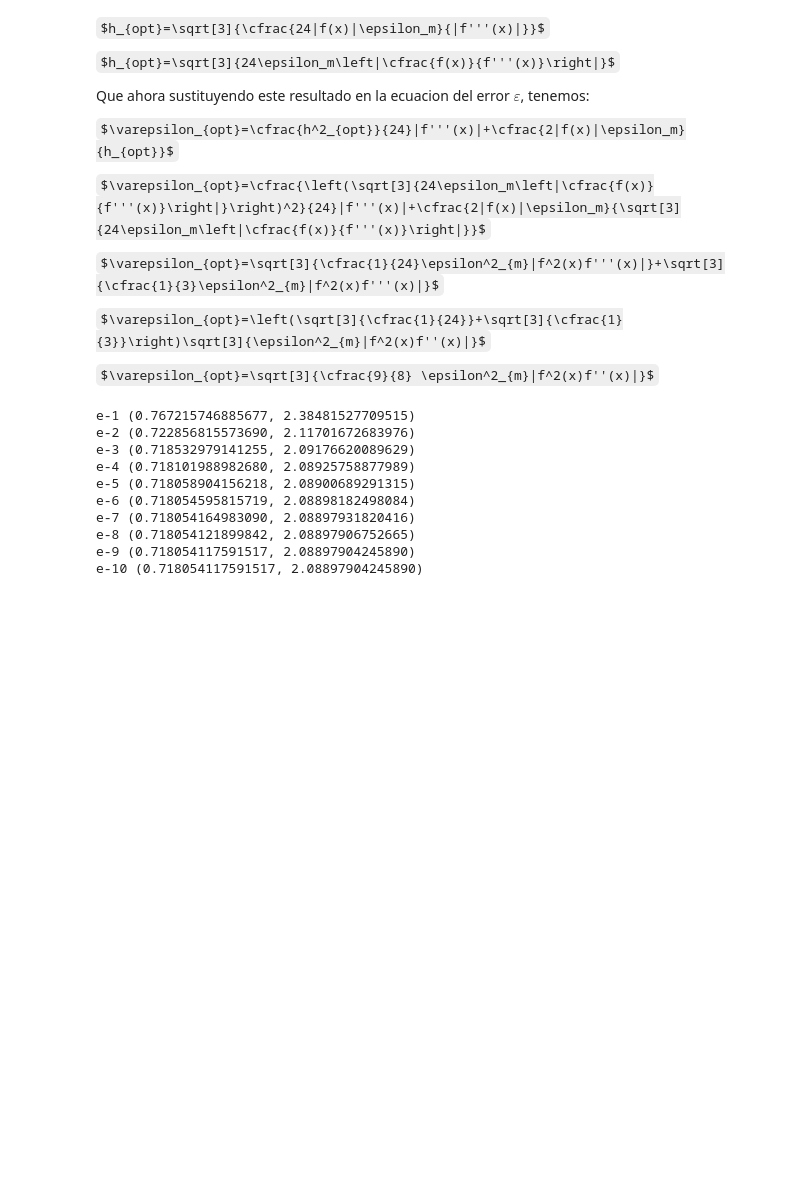
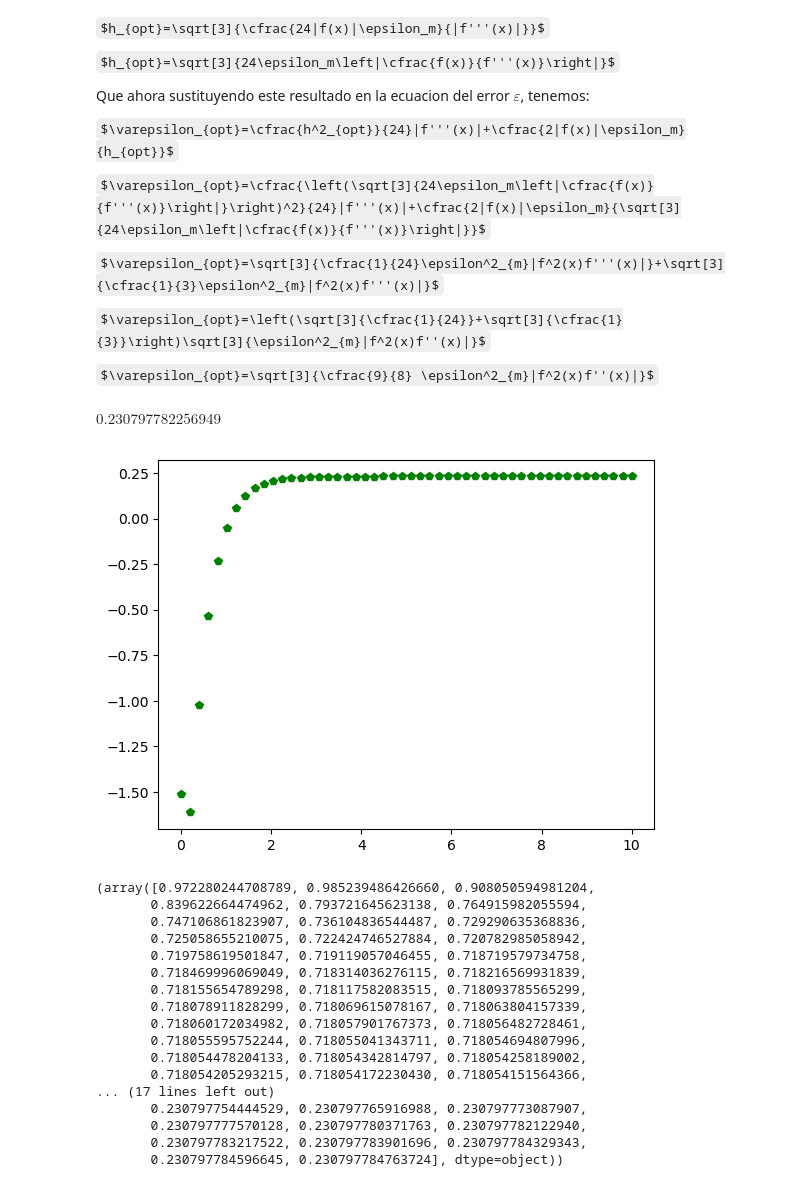
Before and after one commit to Arely00/ArelyGuadalupeJimenezDIaz-mn-2024, a Jupyter notebook: Ejercicios_capitulo_3.ipynb, the cells around one changed output. Drawn from its saved outputs; the diff is of its cells as text; code cells hidden in the pictures; some formulas as TeX source; blank space fills up the shorter version.

```diff
--- a/Ejercicios_capitulo_3.ipynb
+++ b/Ejercicios_capitulo_3.ipynb
@@ -132,28 +134,37 @@ def hop(h,x1):
     fx1=f(x1)
     fx3=f3x(x1)
     em=fh/(2*fx1)
+    #print(f3)
     hopt=pow(24*em*sym.Abs(fx1/fx3),1/3)
     eopt=pow(9*em*em*sym.Abs(fx1*fx1*fx3)/8,1/3)
-    return hopt, eopt
+    eabs=fx1-eopt
+    return hopt, eabs
+# %%
+hop(1e-9,0.5)[1]
+# %% [output]
+$\displaystyle 0.230797782256949$
 # %%
-print("e-1",hop(0.1,0.5))
-print("e-2",hop(0.01,0.5))
-print("e-3",hop(0.001,0.5))
-print("e-4",hop(0.0001,0.5))
-print("e-5",hop(0.00001,0.5))
-print("e-6",hop(0.000001,0.5))
-print("e-7",hop(0.0000001,0.5))
-print("e-8",hop(0.00000001,0.5))
-print("e-9",hop(0.000000001,0.5))
-print("e-10",hop(0.000000001,0.5))
+n=np.linspace(0,10)
+y=hop(pow(10,(-1)*n),0.5)[1]
+pyplot.plot(n,y,'gp')
+pyplot.show()
+print(hop(pow(10,(-1)*n),0.5))
 # %% [output]
+[figure, added]
-e-1 (0.767215746885677, 2.38481527709515)
-e-2 (0.722856815573690, 2.11701672683976)
-e-3 (0.718532979141255, 2.09176620089629)
-e-4 (0.718101988982680, 2.08925758877989)
-e-5 (0.718058904156218, 2.08900689291315)
-e-6 (0.718054595815719, 2.08898182498084)
-e-7 (0.718054164983090, 2.08897931820416)
-e-8 (0.718054121899842, 2.08897906752665)
-e-9 (0.718054117591517, 2.08897904245890)
-e-10 (0.718054117591517, 2.08897904245890)
+(array([0.972280244708789, 0.985239486426660, 0.908050594981204,
+       0.839622664474962, 0.793721645623138, 0.764915982055594,
+       0.747106861823907, 0.736104836544487, 0.729290635368836,
+       0.725058655210075, 0.722424746527884, 0.720782985058942,
+       0.719758619501847, 0.719119057046455, 0.718719579734758,
+       0.718469996069049, 0.718314036276115, 0.718216569931839,
+       0.718155654789298, 0.718117582083515, 0.718093785565299,
+       0.718078911828299, 0.718069615078167, 0.718063804157339,
+       0.718060172034982, 0.718057901767373, 0.718056482728461,
+       0.718055595752244, 0.718055041343711, 0.718054694807996,
+       0.718054478204133, 0.718054342814797, 0.718054258189002,
+       0.718054205293215, 0.718054172230430, 0.718054151564366,
+... (17 lines left out)
+       0.230797754444529, 0.230797765916988, 0.230797773087907,
+       0.230797777570128, 0.230797780371763, 0.230797782122940,
+       0.230797783217522, 0.230797783901696, 0.230797784329343,
+       0.230797784596645, 0.230797784763724], dtype=object))
```
Also changed, not shown: parts of 7 cells of this notebook.
